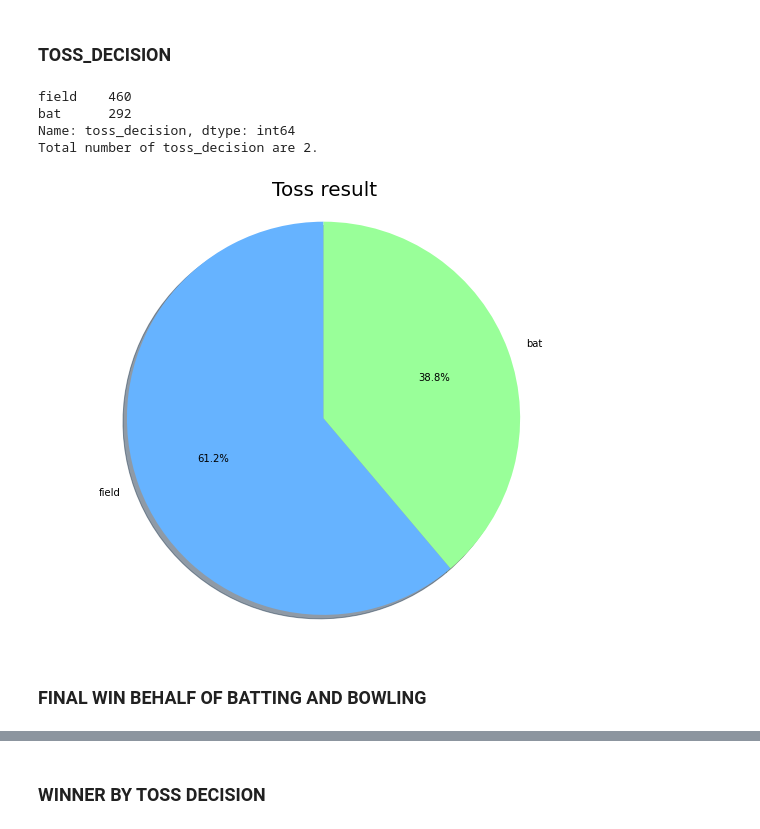
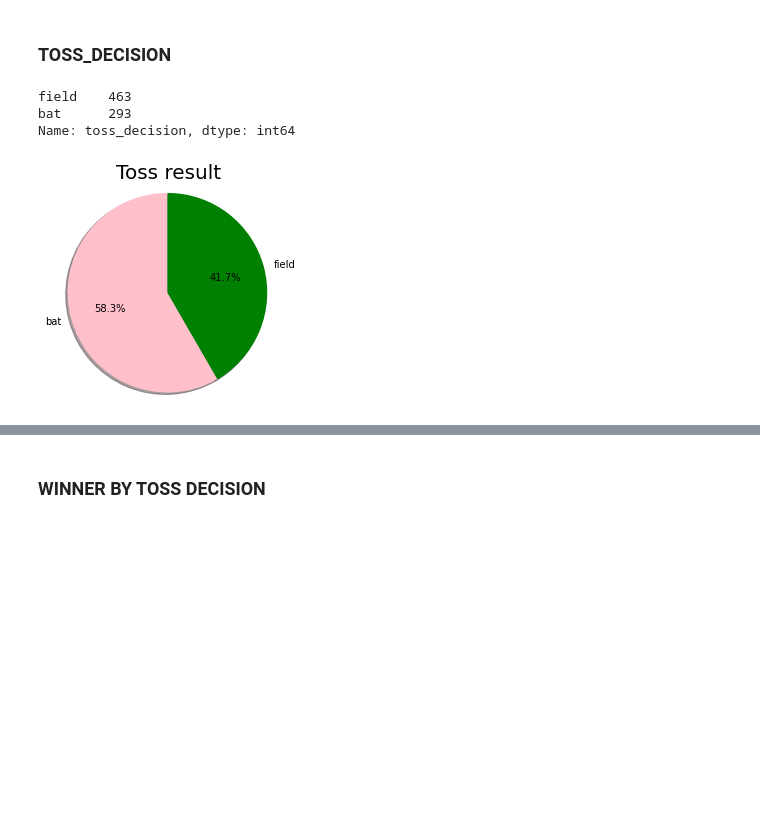
Before and after one commit to coderanandmaurya/EDA-IPL-TEAM, a Jupyter notebook: Exploratory Data Analysis - Sports.ipynb, the cells around one changed output, grey strips where cells are left out. Cells and saved outputs as stored; diff of their text form; code cells hidden in the pictures; blank space fills up the shorter version.

```diff
--- a/Exploratory Data Analysis - Sports.ipynb
+++ b/Exploratory Data Analysis - Sports.ipynb
@@ -391,26 +321,22 @@ season  toss_winner
 Name: toss_winner, Length: 100, dtype: int64
 # %% [markdown]
 ### TOSS_DECISION
-# %%
-result(matches,"toss_decision")
-# %% [output]
-field    460
-bat      292
-Name: toss_decision, dtype: int64
-Total number of toss_decision are 2.
+# %%
+matches.toss_decision.value_counts()
+# %% [output]
+field    463
+bat      293
+Name: toss_decision, dtype: int64
 # %%
 # we will plot pie chart on Toss decision
-Toss=matches.toss_decision.value_counts()
 labels=np.array(Toss.index)
 sizes = Toss.values
-colors = ['#66b3ff','#99ff99']
-plt.figure(figsize = (10,8))
+colors = ["pink","green"]
+plt.figure(figsize = (4,4))
 plt.pie(sizes, labels=labels, colors=colors,
         autopct='%1.1f%%', shadow=True,startangle=90)
 plt.title('Toss result',fontsize=20)
 plt.axis('equal',fontsize=10)
 plt.show()
 # %% [output]
-[figure, old version]
+[figure, new version]
-# %% [markdown]
-### FINAL WIN BEHALF OF BATTING AND BOWLING
```
Also changed, not shown: parts of 63 cells of this notebook.
